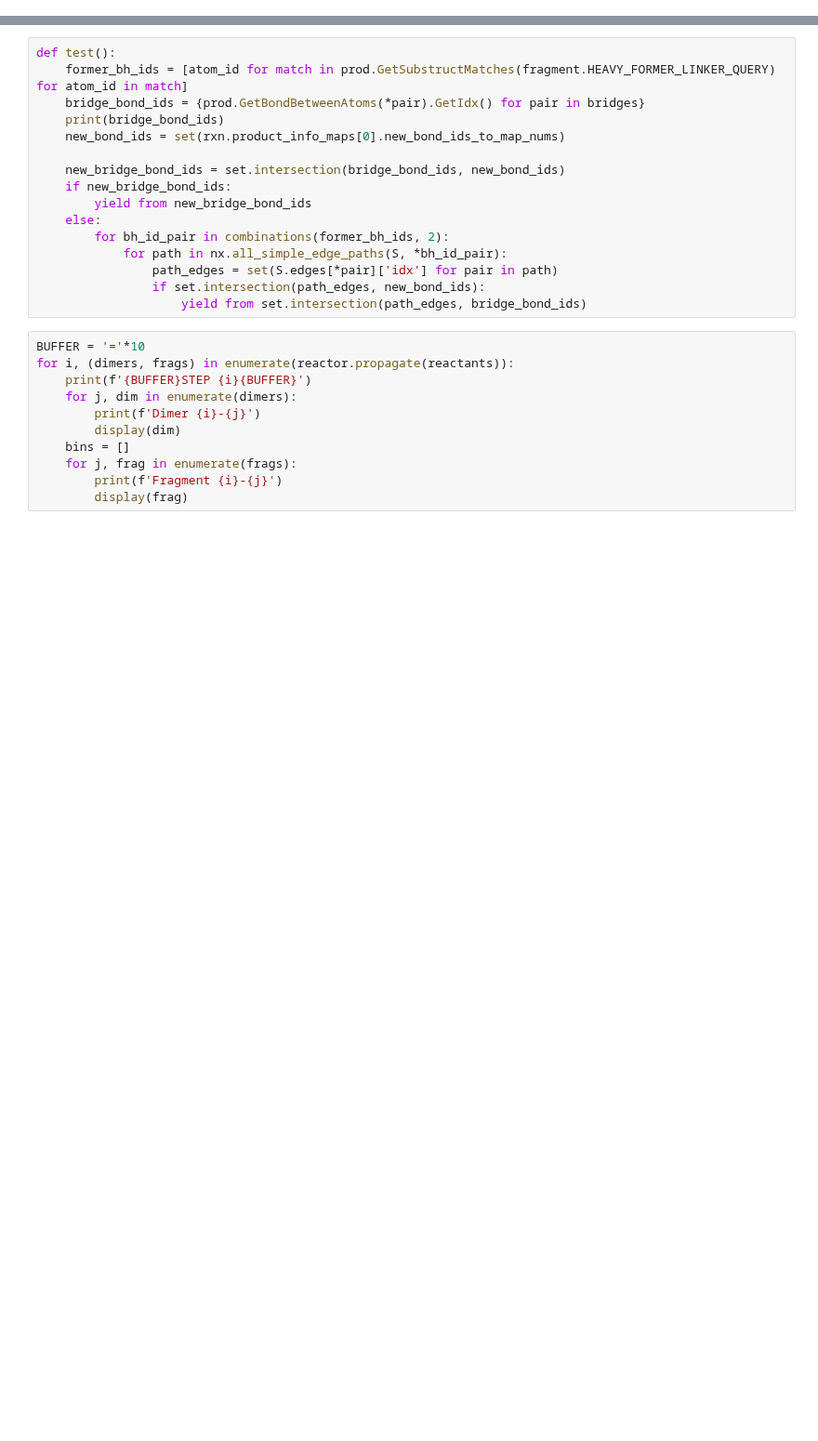
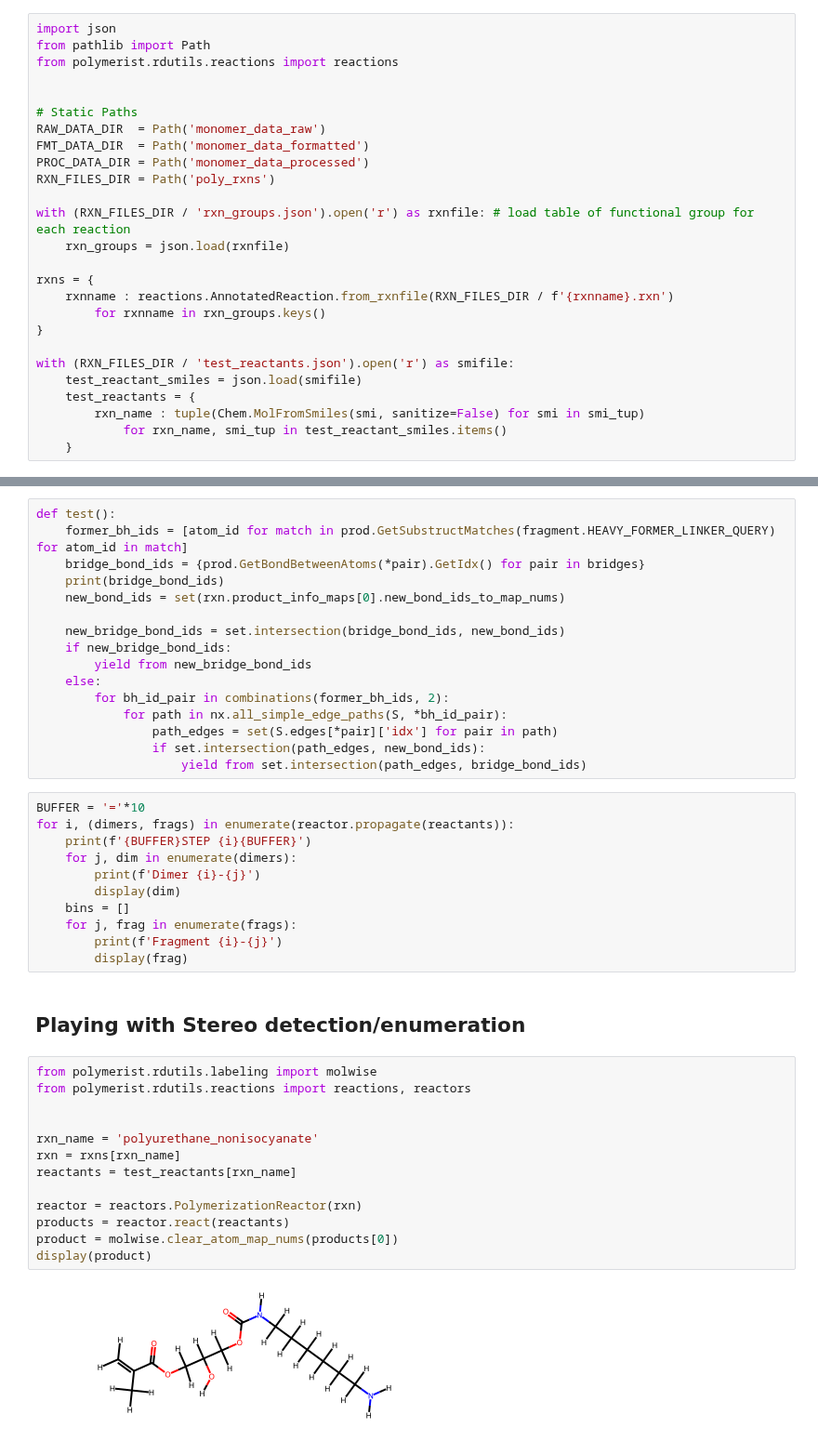
Before and after one commit to timbernat/NREL_polymers, a Jupyter notebook: testing.ipynb, the cells around one changed output, grey strips where cells are left out. Shown at 93% size. Cells and saved outputs as stored; diff of their text form; blank space fills up the shorter version.

```diff
--- a/testing.ipynb
+++ b/testing.ipynb
@@ -1 +58,27 @@
+# %%
+import json
+from pathlib import Path
+from polymerist.rdutils.reactions import reactions
+
+
+# Static Paths
+RAW_DATA_DIR  = Path('monomer_data_raw')
+FMT_DATA_DIR  = Path('monomer_data_formatted')
+PROC_DATA_DIR = Path('monomer_data_processed')
+RXN_FILES_DIR = Path('poly_rxns')
+
+with (RXN_FILES_DIR / 'rxn_groups.json').open('r') as rxnfile: # load table of functional group for each reaction
+    rxn_groups = json.load(rxnfile)
+
+rxns = {
+    rxnname : reactions.AnnotatedReaction.from_rxnfile(RXN_FILES_DIR / f'{rxnname}.rxn')
+        for rxnname in rxn_groups.keys()
+}
+
+with (RXN_FILES_DIR / 'test_reactants.json').open('r') as smifile:
+    test_reactant_smiles = json.load(smifile)
+    test_reactants = {
+        rxn_name : tuple(Chem.MolFromSmiles(smi, sanitize=False) for smi in smi_tup)
+            for rxn_name, smi_tup in test_reactant_smiles.items()
+    }
 # %% [markdown]
@@ -196,3 +250,20 @@ for i, (dimers, frags) in enumerate(reactor.propagate(reactants)):
     for j, frag in enumerate(frags):
         print(f'Fragment {i}-{j}')
         display(frag)
+# %% [markdown]
+## Playing with Stereo detection/enumeration
+# %%
+from polymerist.rdutils.labeling import molwise
+from polymerist.rdutils.reactions import reactions, reactors
+
+
+rxn_name = 'polyurethane_nonisocyanate'
+rxn = rxns[rxn_name]
+reactants = test_reactants[rxn_name]
+
+reactor = reactors.PolymerizationReactor(rxn)
+products = reactor.react(reactants)
+product = molwise.clear_atom_map_nums(products[0])
+display(product)
+# %% [output]
+[figure, added]
```
Also changed, not shown: parts of 18 cells of this notebook, 2 other files.
